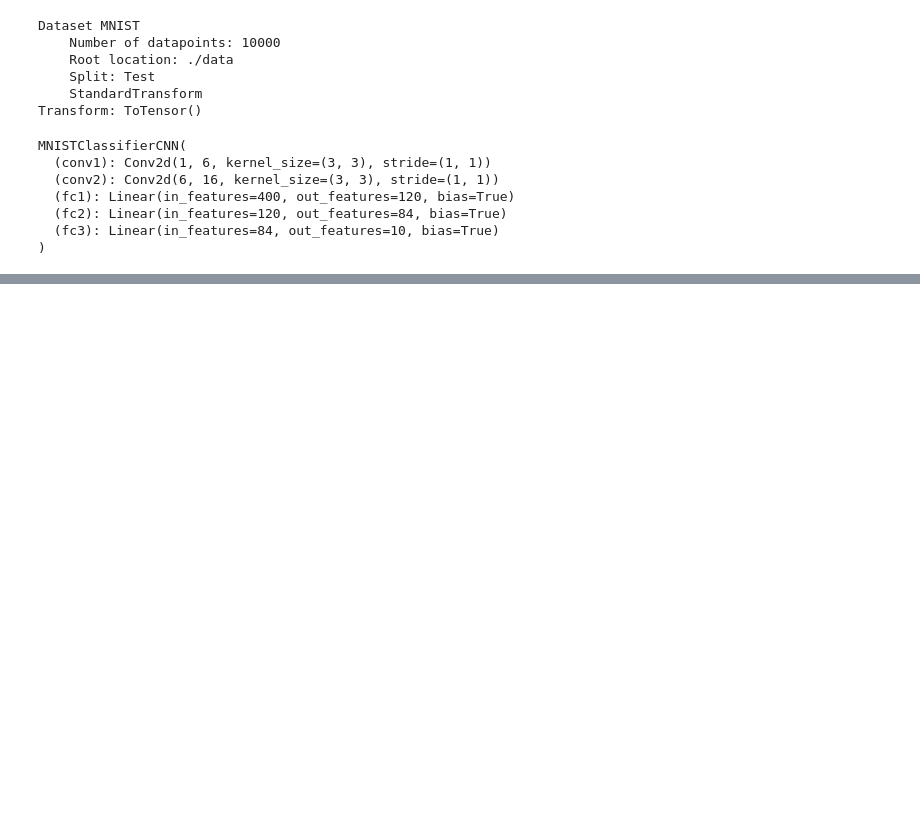
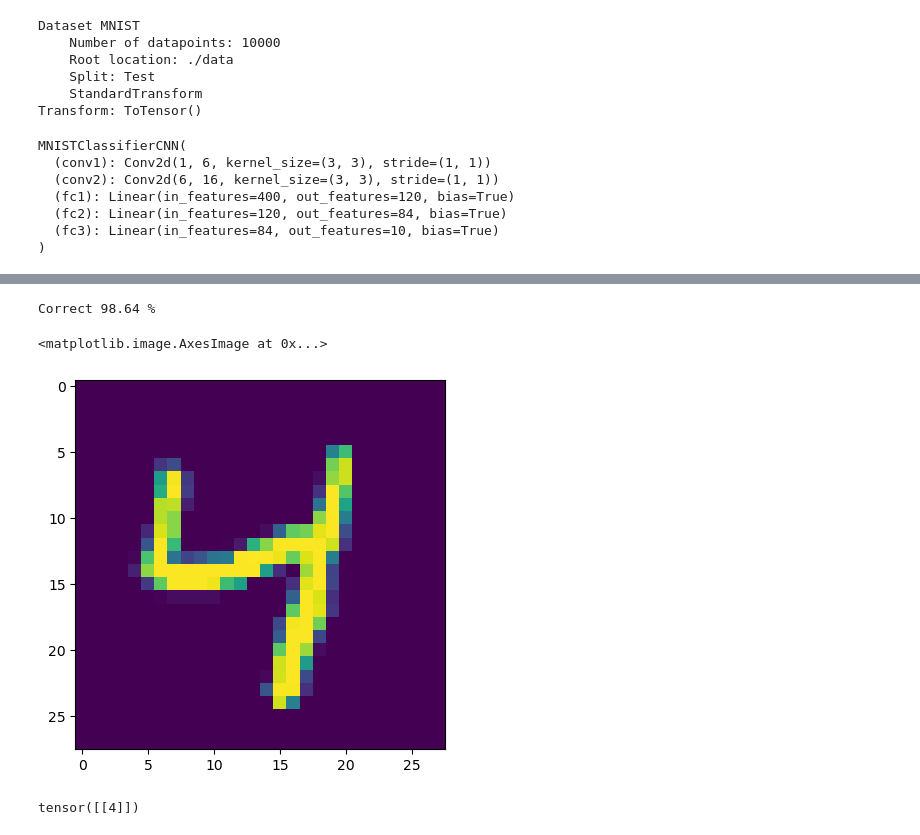
Before and after one commit to KNaresh1/ai-projects, a Jupyter notebook: deep-learning/pytorch/mnist-classifier/mnist_classifier_cnn.ipynb, the cells around one changed output, grey strips where cells are left out. Drawn from its saved outputs; the diff is of its cells as text; code cells hidden in the pictures; blank space fills up the shorter version.

Commit message:
Added mnist classifier using cnn model with pytorch

```diff
--- a/deep-learning/pytorch/mnist-classifier/mnist_classifier_cnn.ipynb
+++ b/deep-learning/pytorch/mnist-classifier/mnist_classifier_cnn.ipynb
@@ -100,0 +234,36 @@ optimizer = torch.optim.Adam(model.parameters(), lr=0.001)
+# %%
+# 6. PREDICTIONS
+
+test_load_all = DataLoader(test_data, batch_size=10000, shuffle=False)
+
+with torch.no_grad():
+    correct = 0
+    for (X_test, y_test) in test_load_all:
+        y_eval = model(X_test)
+        predicted = torch.max(y_eval.data, 1)[1]
+        correct += (predicted == y_test).sum()
+
+correct = correct.item()/len(test_data) * 100
+
+print(f'Correct {correct} %')
+# %% [output]
+Correct 98.64 %
+# %%
+# Random image prediction (Below is the image for which it should predict the number)
+
+random_image = test_data[1978][0]
+plt.imshow(random_image.reshape(28, 28))
+# %% [output]
+<matplotlib.image.AxesImage at 0x...>
+[figure, added]
+# %%
+model.eval()
+with torch.no_grad():
+    new_prediction = model(random_image.view(1,1,28,28)) # (batch_size, color_channel, 28X28 image)
+
+
+new_prediction = new_prediction.argmax(dim=1, keepdim=True)
+
+print(new_prediction)
+# %% [output]
+tensor([[4]])
```
Also changed, not shown: parts of 9 cells of this notebook, 4 other files.
